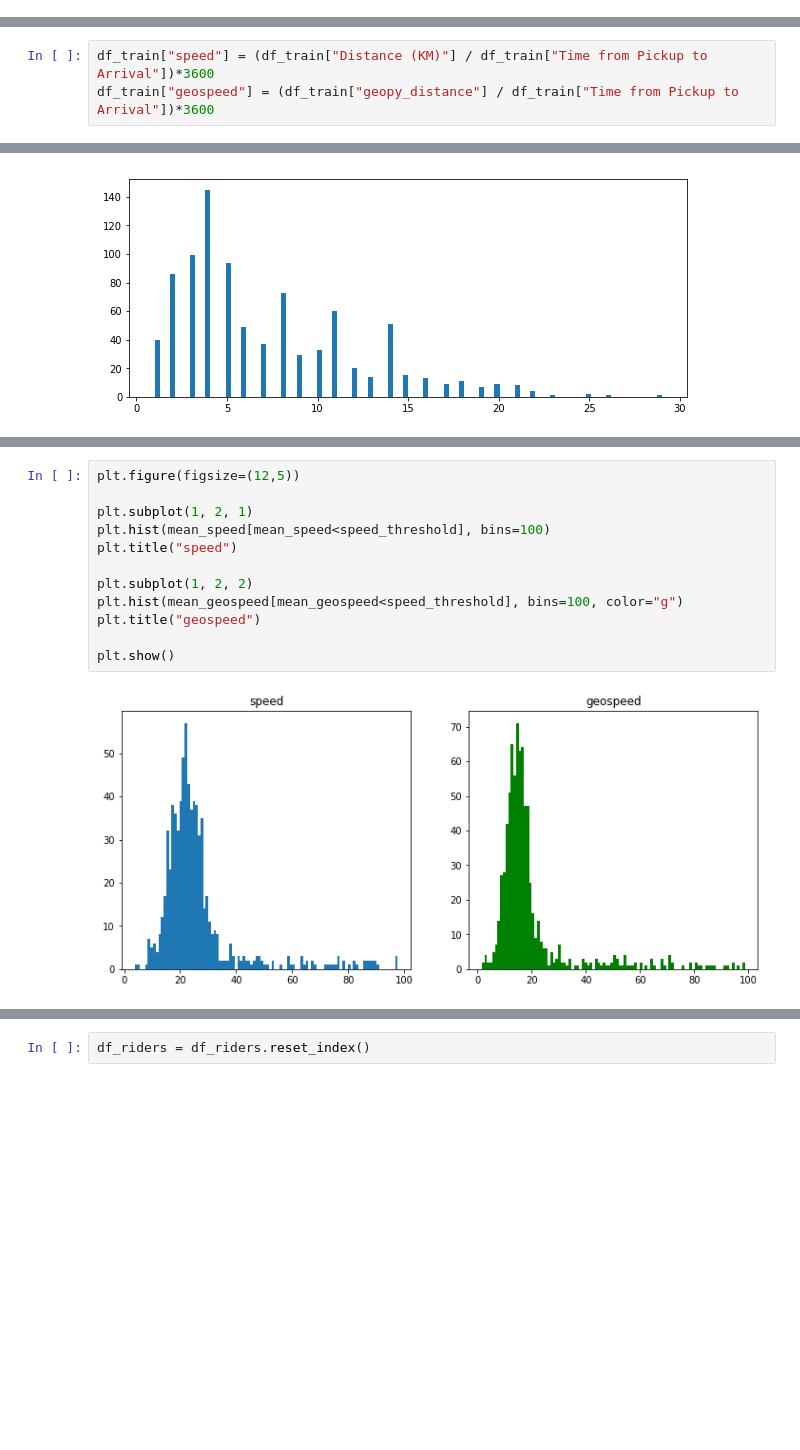
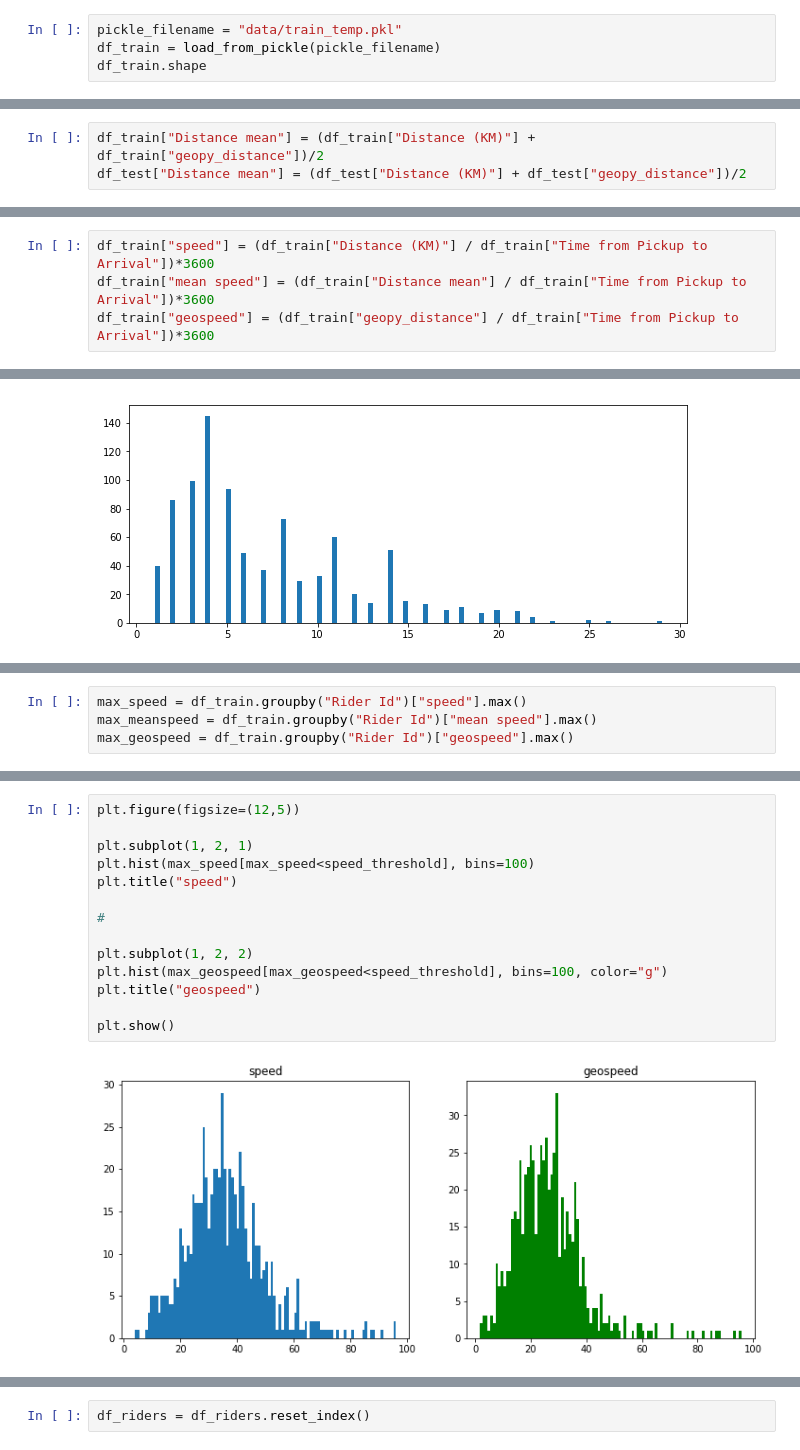
Before and after one commit to LouisonR/ML-notebooks, a Jupyter notebook: Sendy-Logistic/Zindi_riders.ipynb, the cells around one changed output, grey strips where cells are left out. Cells and saved outputs as stored; diff of their text form; blank space fills up the shorter version.

```diff
--- a/Sendy-Logistic/Zindi_riders.ipynb
+++ b/Sendy-Logistic/Zindi_riders.ipynb
@@ -24,0 +15,4 @@ df_train.shape
+# %%
+pickle_filename = "data/train_temp.pkl"
+df_train = load_from_pickle(pickle_filename)
+df_train.shape
@@ -56,3 +68,6 @@ df_test["geopy_distance"] = df_test.apply(compute_distance,axis=1)
+# %%
+df_train["Distance mean"] = (df_train["Distance (KM)"] + df_train["geopy_distance"])/2
+df_test["Distance mean"] = (df_test["Distance (KM)"] + df_test["geopy_distance"])/2
 # %% [markdown]
 <h2> Compute speed / geospeed
 # %%
@@ -60,5 +86,6 @@ speed_threshold = 100 #Km/h
 # %%
 df_train["speed"] = (df_train["Distance (KM)"] / df_train["Time from Pickup to Arrival"])*3600
+df_train["mean speed"] = (df_train["Distance mean"] / df_train["Time from Pickup to Arrival"])*3600
 df_train["geospeed"] = (df_train["geopy_distance"] / df_train["Time from Pickup to Arrival"])*3600
 # %%
 plt.figure(figsize=(10,4))
@@ -83,0 +112,4 @@ mean_geospeed = df_train.groupby("Rider Id")["geospeed"].mean()
+# %%
+max_speed = df_train.groupby("Rider Id")["speed"].max()
+max_meanspeed = df_train.groupby("Rider Id")["mean speed"].max()
+max_geospeed = df_train.groupby("Rider Id")["geospeed"].max()
@@ -84,14 +132,16 @@ mean_geospeed = df_train.groupby("Rider Id")["geospeed"].mean()
 # %%
 plt.figure(figsize=(12,5))
 
 plt.subplot(1, 2, 1)
-plt.hist(mean_speed[mean_speed<speed_threshold], bins=100)
+plt.hist(max_speed[max_speed<speed_threshold], bins=100)
 plt.title("speed")
 
+#
+
 plt.subplot(1, 2, 2)
-plt.hist(mean_geospeed[mean_geospeed<speed_threshold], bins=100, color="g")
+plt.hist(max_geospeed[max_geospeed<speed_threshold], bins=100, color="g")
 plt.title("geospeed")
 
 plt.show()
 # %% [output]
-[figure, old version]
+[figure, new version]
```
Also changed, not shown: parts of 48 cells of this notebook, 4 other files.
